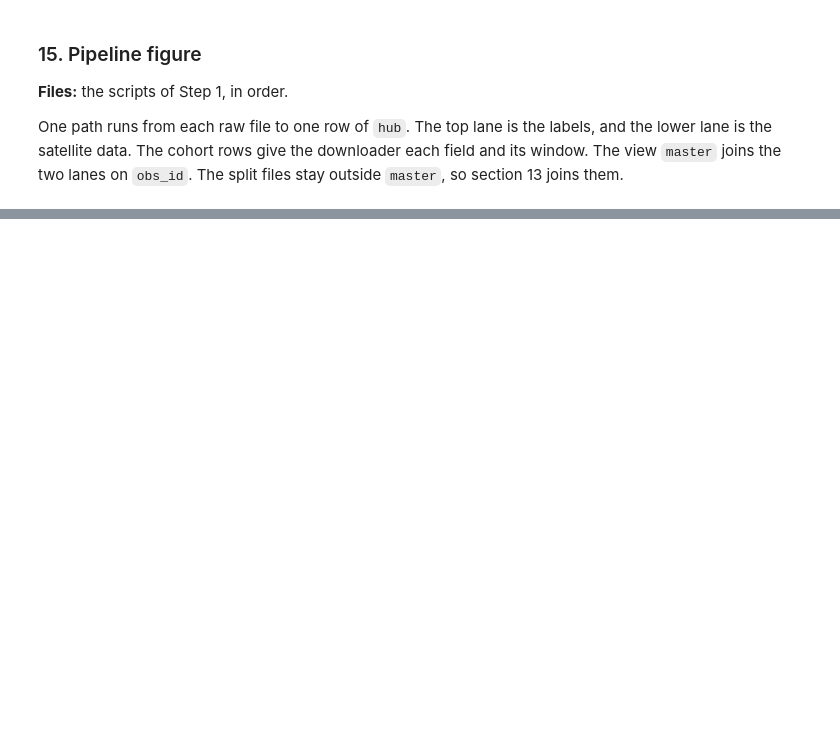
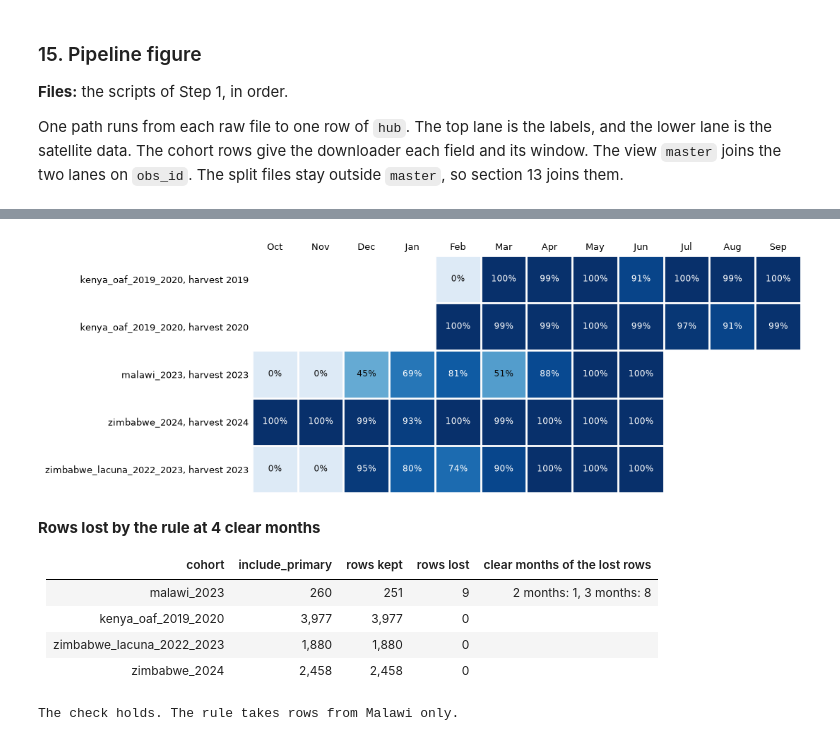
Before and after one commit to FelixYu120/DSC-291-Final-Project, a Jupyter notebook: notebooks/data_guide.ipynb, the cells around one changed output, grey strips where cells are left out. Drawn from its saved outputs; the diff is of its cells as text; code cells hidden in the pictures; blank space fills up the shorter version.

```diff
--- a/notebooks/data_guide.ipynb
+++ b/notebooks/data_guide.ipynb
@@ -1379,0 +2207,20 @@ This step will show what X and Y are, and every known flaw in them.
+# %%
+grids = {}
+if HAS_DB:
+    grids = dict(sql('''SELECT v.cohort, string_agg(DISTINCT d.crs, ', ' ORDER BY d.crs) AS grids
+                        FROM downloads d JOIN labels_v1 v USING (obs_id) GROUP BY v.cohort''').to_numpy())
+
+metadata_rows = []
+for cohort, rows in PRIMARY.groupby("cohort", sort=False):
+    source = next(item for item in LABEL_SOURCES if cohort in item[3])
+    metadata_rows.append({"cohort": cohort, "provider": source[0], "licence": source[2], "rows": len(rows),
+                          "first date": rows["obs_date"].min(), "last date": rows["obs_date"].max(),
+                          "country": rows["country_iso3"].iloc[0],
+                          "latitude": f"{rows['lat'].min():.2f} to {rows['lat'].max():.2f}",
+                          "longitude": f"{rows['lon'].min():.2f} to {rows['lon'].max():.2f}",
+                          "UTM grids": grids.get(cohort, ""), "admin units": rows["admin_unit"].nunique(),
+                          "season window": f"{rows['season_start'].iloc[0]:%d %b} to {rows['season_end'].iloc[0]:%d %b}"})
+metadata = pd.DataFrame(metadata_rows)
+show(metadata, "One row per cohort")
+assert metadata["rows"].sum() == len(PRIMARY), "the metadata rows differ from include_primary"
+print("The check holds. The rows add up to include_primary.")
@@ -1379,0 +2245,47 @@ This step will show what X and Y are, and every known flaw in them.
+# %%
+if HAS_DB:
+    order = [10, 11, 12, *range(1, 10)]
+    shares = months.assign(place=months["month"].str[5:].astype(int).map(order.index),
+                           row=months["cohort"] + ", harvest " + months["year"])
+    grid = shares.pivot_table(index="row", columns="place", values="clear share").reindex(columns=range(len(order)))
+    figure, axis = plt.subplots(figsize=(11, 0.55 * len(grid) + 1.1))
+    axis.imshow(np.ma.masked_invalid(grid.to_numpy()), cmap="Blues", vmin=-0.15, vmax=1, aspect="auto")  # 0 % stays visible against a blank cell
+    axis.set_xticks(range(len(order)), [month_abbr[month] for month in order], fontsize=9)
+    axis.set_yticks(range(len(grid)), grid.index, fontsize=9)
+    axis.xaxis.tick_top()
+    axis.set_xticks(np.arange(len(order) + 1) - 0.5, minor=True)
+    axis.set_yticks(np.arange(len(grid) + 1) - 0.5, minor=True)
+    axis.grid(which="minor", color="white", linewidth=2)
+    axis.tick_params(which="both", length=0)
+    for row, column in zip(*np.nonzero(grid.notna().to_numpy())):
+        share = grid.iat[row, column]
+        axis.text(column, row, f"{share:.0%}", ha="center", va="center", fontsize=8.5, color="white" if share > 0.6 else "#0b0b0b")
+    axis.spines[:].set_visible(False)
+    figure.tight_layout()
+    display(figure)
+    plt.close(figure)
+
+    clear_months = sql("SELECT cohort, months_with_data AS months FROM master WHERE include_primary")
+    lost_rows = []
+    for cohort, rows in clear_months.groupby("cohort", sort=False):
+        gone = rows.loc[rows["months"] < MIN_CLEAR_MONTHS, "months"].value_counts().sort_index()
+        lost_rows.append({"cohort": cohort, "include_primary": len(rows), "rows kept": len(rows) - int(gone.sum()), "rows lost": int(gone.sum()),
+                          "clear months of the lost rows": ", ".join(f"{months} months: {count}" for months, count in gone.items())})
+    lost = pd.DataFrame(lost_rows)
+    show(lost, f"Rows lost by the rule at {MIN_CLEAR_MONTHS} clear months")
+    if FULL_COPY:
+        assert dict(zip(lost["cohort"], lost["rows lost"])) == {MALAWI: 9, KENYA: 0, LACUNA: 0, ZIMBABWE: 0}
+        print("The check holds. The rule takes rows from Malawi only.")
+else:
+    say_missing()
+# %% [output]
+[figure, added]
+**Rows lost by the rule at 4 clear months**
+
+| cohort | include_primary | rows kept | rows lost | clear months of the lost rows |
+|---|---|---|---|---|
+| malawi_2023 | 260 | 251 | 9 | 2 months: 1, 3 months: 8 |
+| kenya_oaf_2019_2020 | 3,977 | 3,977 | 0 |  |
+| zimbabwe_lacuna_2022_2023 | 1,880 | 1,880 | 0 |  |
+| zimbabwe_2024 | 2,458 | 2,458 | 0 |  |
+The check holds. The rule takes rows from Malawi only.
```
Also changed, not shown: parts of 49 cells of this notebook, 2 other files.
